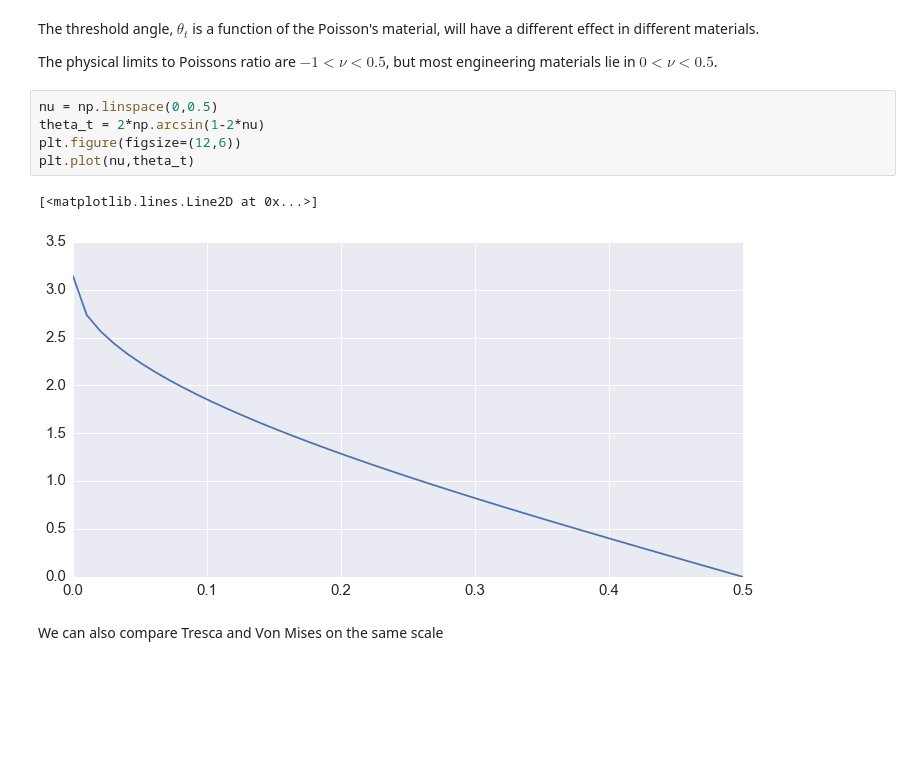
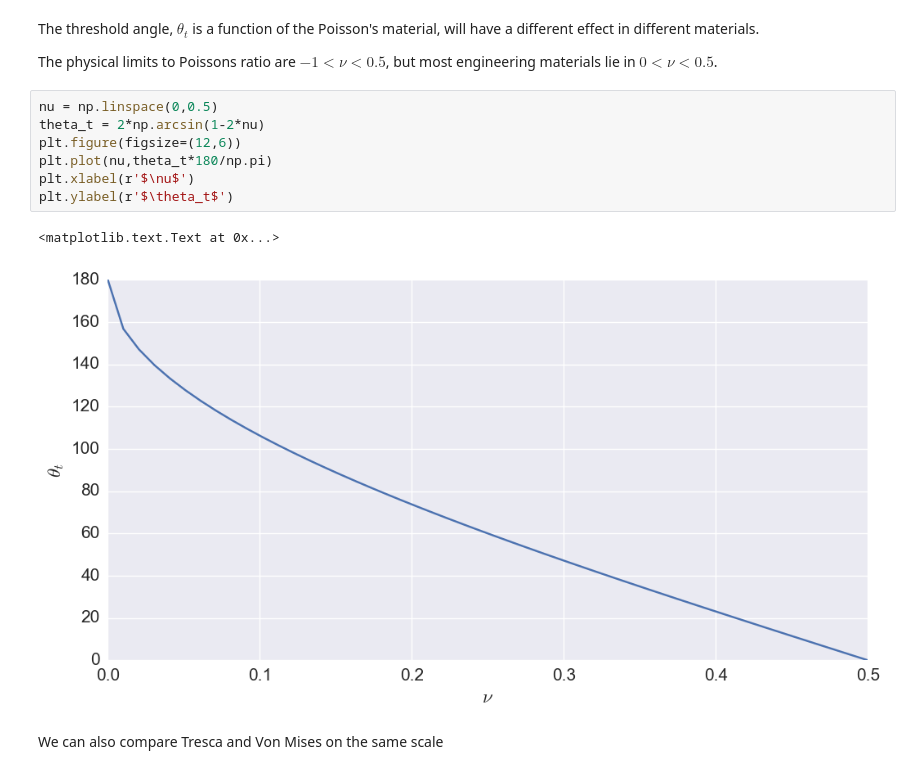
Before and after one commit to ndaman/damagetolerance, a Jupyter notebook: Plastic Zone Shape.ipynb, the cells around one changed output. Saved outputs shown, nothing was run; the diff lists cells and outputs as text; blank space fills up the shorter version.

```diff
--- a/Plastic Zone Shape.ipynb
+++ b/Plastic Zone Shape.ipynb
@@ -58,11 +58,13 @@ The physical limits to Poissons ratio are $-1 < \nu < 0.5$, but most engineering
 # %%
 nu = np.linspace(0,0.5)
 theta_t = 2*np.arcsin(1-2*nu)
 plt.figure(figsize=(12,6))
-plt.plot(nu,theta_t)
+plt.plot(nu,theta_t*180/np.pi)
+plt.xlabel(r'$\nu$')
+plt.ylabel(r'$\theta_t$')
 # %% [output]
-[<matplotlib.lines.Line2D at 0x...>]
+<matplotlib.text.Text at 0x...>
-[figure, old version]
+[figure, new version]
 # %% [markdown]
 We can also compare Tresca and Von Mises on the same scale
 # %%
```
